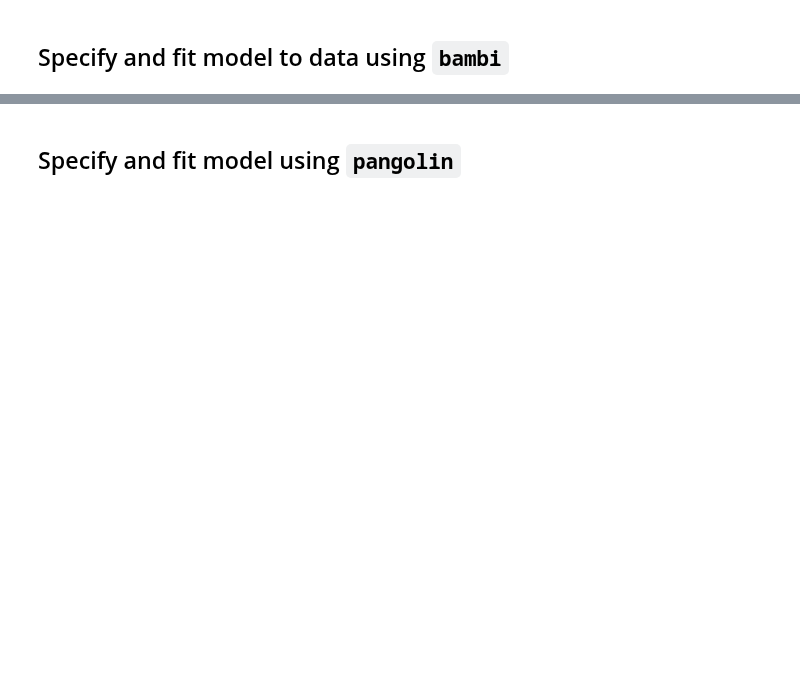
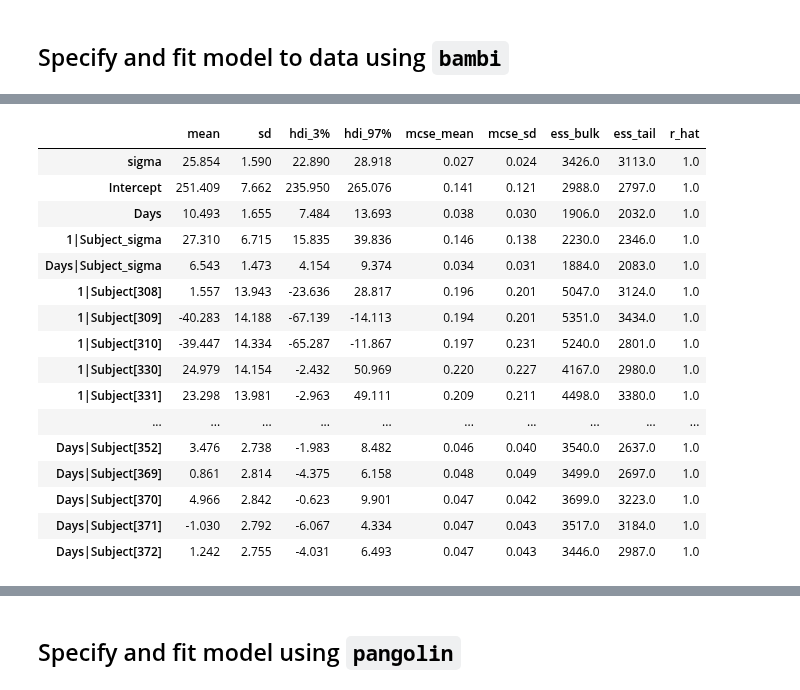
Before and after one commit to marcora/playing_with_a_pangolin, a Jupyter notebook: sleepstudy.ipynb, the cells around one changed output, grey strips where cells are left out. Saved outputs shown, nothing was run; the diff lists cells and outputs as text; code cells hidden in the pictures; blank space fills up the shorter version.

```diff
--- a/sleepstudy.ipynb
+++ b/sleepstudy.ipynb
@@ -22,5 +63,21 @@ model
 # %%
-results = model.fit(draws=1000)
-
-az.summary(results)
+az.summary(post)
+# %% [output]
+|  | mean | sd | hdi_3% | hdi_97% | mcse_mean | mcse_sd | ess_bulk | ess_tail | r_hat |
+| sigma | 25.854 | 1.590 | 22.890 | 28.918 | 0.027 | 0.024 | 3426.0 | 3113.0 | 1.0 |
+| Intercept | 251.409 | 7.662 | 235.950 | 265.076 | 0.141 | 0.121 | 2988.0 | 2797.0 | 1.0 |
+| Days | 10.493 | 1.655 | 7.484 | 13.693 | 0.038 | 0.030 | 1906.0 | 2032.0 | 1.0 |
+| 1|Subject_sigma | 27.310 | 6.715 | 15.835 | 39.836 | 0.146 | 0.138 | 2230.0 | 2346.0 | 1.0 |
+| Days|Subject_sigma | 6.543 | 1.473 | 4.154 | 9.374 | 0.034 | 0.031 | 1884.0 | 2083.0 | 1.0 |
+| 1|Subject[308] | 1.557 | 13.943 | -23.636 | 28.817 | 0.196 | 0.201 | 5047.0 | 3124.0 | 1.0 |
+| 1|Subject[309] | -40.283 | 14.188 | -67.139 | -14.113 | 0.194 | 0.201 | 5351.0 | 3434.0 | 1.0 |
+| 1|Subject[310] | -39.447 | 14.334 | -65.287 | -11.867 | 0.197 | 0.231 | 5240.0 | 2801.0 | 1.0 |
+| 1|Subject[330] | 24.979 | 14.154 | -2.432 | 50.969 | 0.220 | 0.227 | 4167.0 | 2980.0 | 1.0 |
+| 1|Subject[331] | 23.298 | 13.981 | -2.963 | 49.111 | 0.209 | 0.211 | 4498.0 | 3380.0 | 1.0 |
+| ... | ... | ... | ... | ... | ... | ... | ... | ... | ... |
+| Days|Subject[352] | 3.476 | 2.738 | -1.983 | 8.482 | 0.046 | 0.040 | 3540.0 | 2637.0 | 1.0 |
+| Days|Subject[369] | 0.861 | 2.814 | -4.375 | 6.158 | 0.048 | 0.049 | 3499.0 | 2697.0 | 1.0 |
+| Days|Subject[370] | 4.966 | 2.842 | -0.623 | 9.901 | 0.047 | 0.042 | 3699.0 | 3223.0 | 1.0 |
+| Days|Subject[371] | -1.030 | 2.792 | -6.067 | 4.334 | 0.047 | 0.043 | 3517.0 | 3184.0 | 1.0 |
+| Days|Subject[372] | 1.242 | 2.755 | -4.031 | 6.493 | 0.047 | 0.043 | 3446.0 | 2987.0 | 1.0 |
 # %%
```
Also changed, not shown: parts of 11 cells of this notebook.
